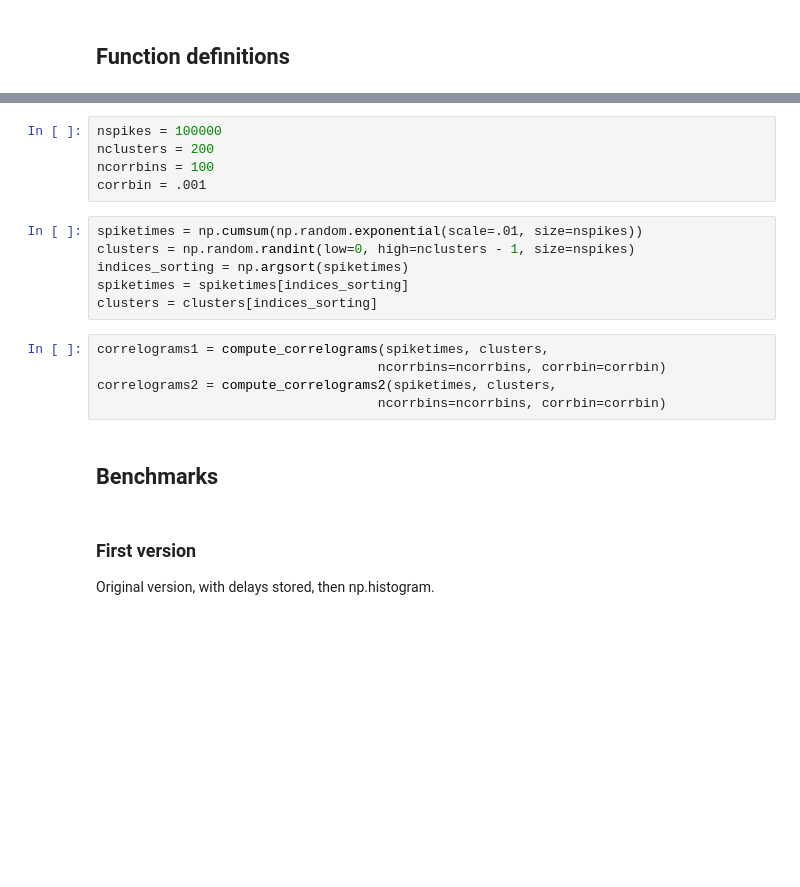
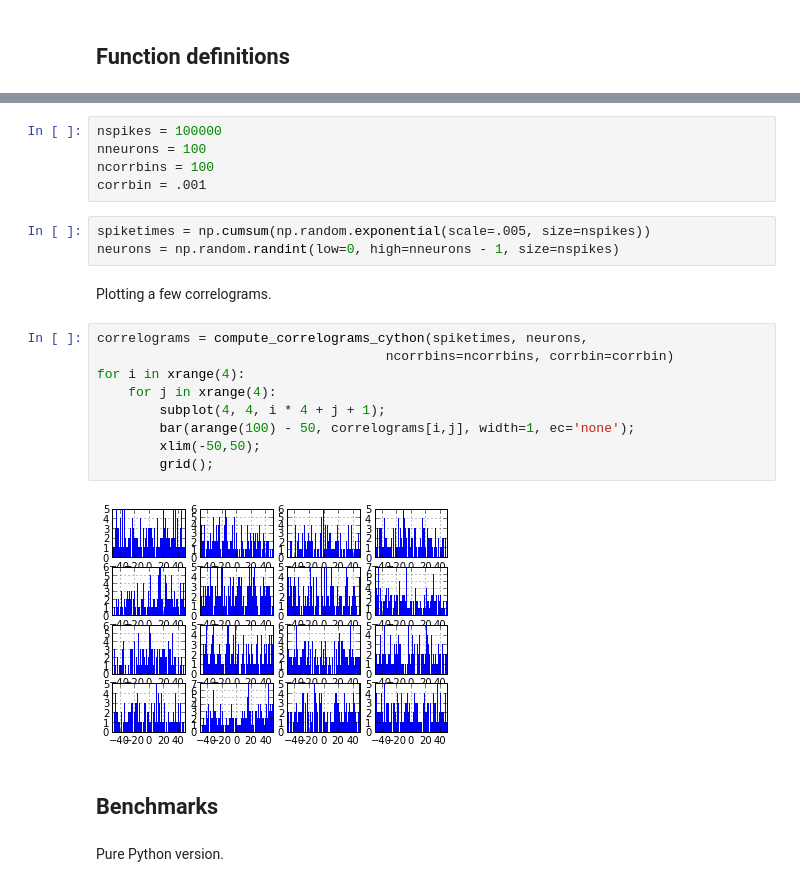
Before and after one commit to klusta-team/klustaviewa, a Jupyter notebook: dev/benchmarks/correlograms.ipynb, the cells around one changed output, grey strips where cells are left out. Drawn from its saved outputs; the diff is of its cells as text; blank space fills up the shorter version.

Commit message:
Updated correlograms benchmarks.

```diff
--- a/dev/benchmarks/correlograms.ipynb
+++ b/dev/benchmarks/correlograms.ipynb
@@ -280,24 +183,27 @@ def compute_correlograms2cython(
 # %%
 nspikes = 100000
-nclusters = 200
+nneurons = 100
 ncorrbins = 100
 corrbin = .001
 # %%
-spiketimes = np.cumsum(np.random.exponential(scale=.01, size=nspikes))
-clusters = np.random.randint(low=0, high=nclusters - 1, size=nspikes)
-indices_sorting = np.argsort(spiketimes)
-spiketimes = spiketimes[indices_sorting]
-clusters = clusters[indices_sorting]
+spiketimes = np.cumsum(np.random.exponential(scale=.005, size=nspikes))
+neurons = np.random.randint(low=0, high=nneurons - 1, size=nspikes)
-# %%
-correlograms1 = compute_correlograms(spiketimes, clusters,
-                                    ncorrbins=ncorrbins, corrbin=corrbin)
-correlograms2 = compute_correlograms2(spiketimes, clusters,
-                                    ncorrbins=ncorrbins, corrbin=corrbin)
+# %% [markdown]
+Plotting a few correlograms.
+# %%
+correlograms = compute_correlograms_cython(spiketimes, neurons,
+                                     ncorrbins=ncorrbins, corrbin=corrbin)
+for i in xrange(4):
+    for j in xrange(4):
+        subplot(4, 4, i * 4 + j + 1);
+        bar(arange(100) - 50, correlograms[i,j], width=1, ec='none');
+        xlim(-50,50);
+        grid();
+# %% [output]
+[figure, added]
 # %% [markdown]
 ## Benchmarks
-# %% [markdown]
-### First version
-
-Original version, with delays stored, then np.histogram.
+# %% [markdown]
+Pure Python version.
 # %%
 %%timeit -n 2 -r 2
```
Also changed, not shown: parts of 23 cells of this notebook, 1 other file.
